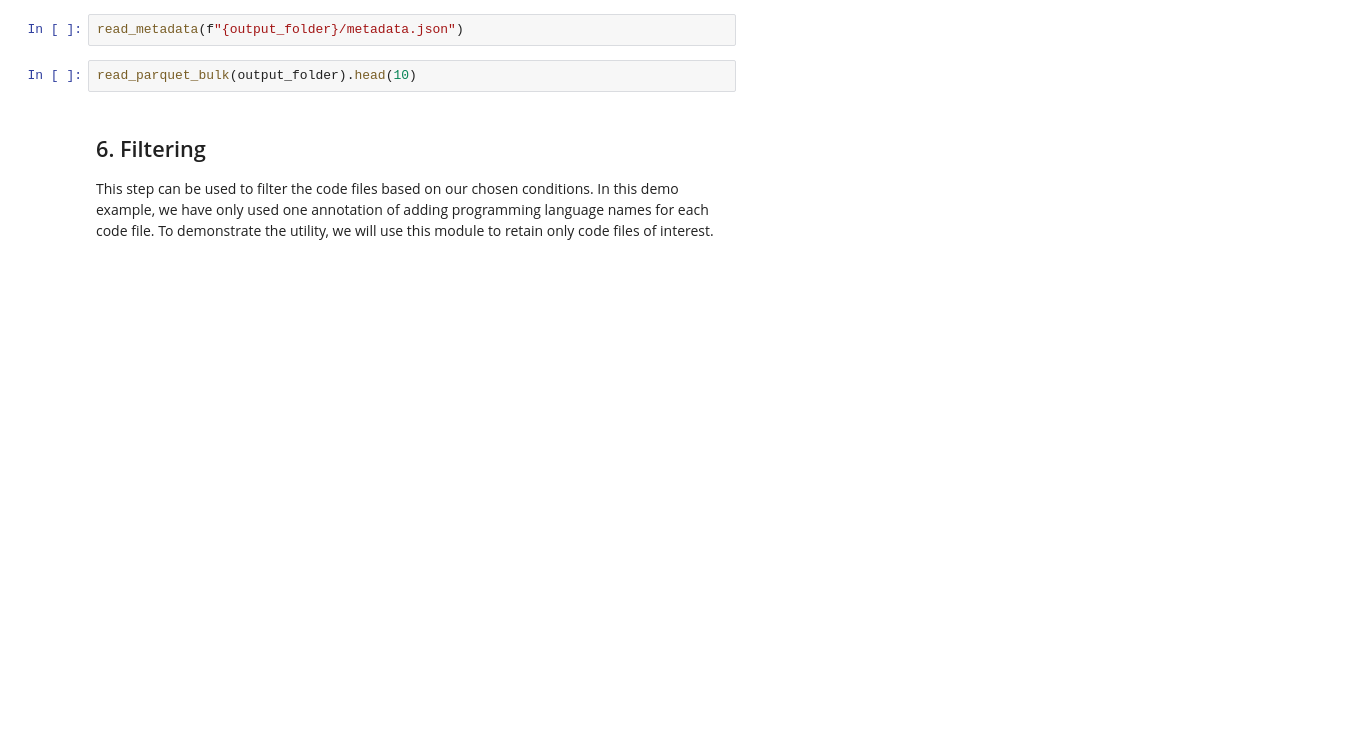
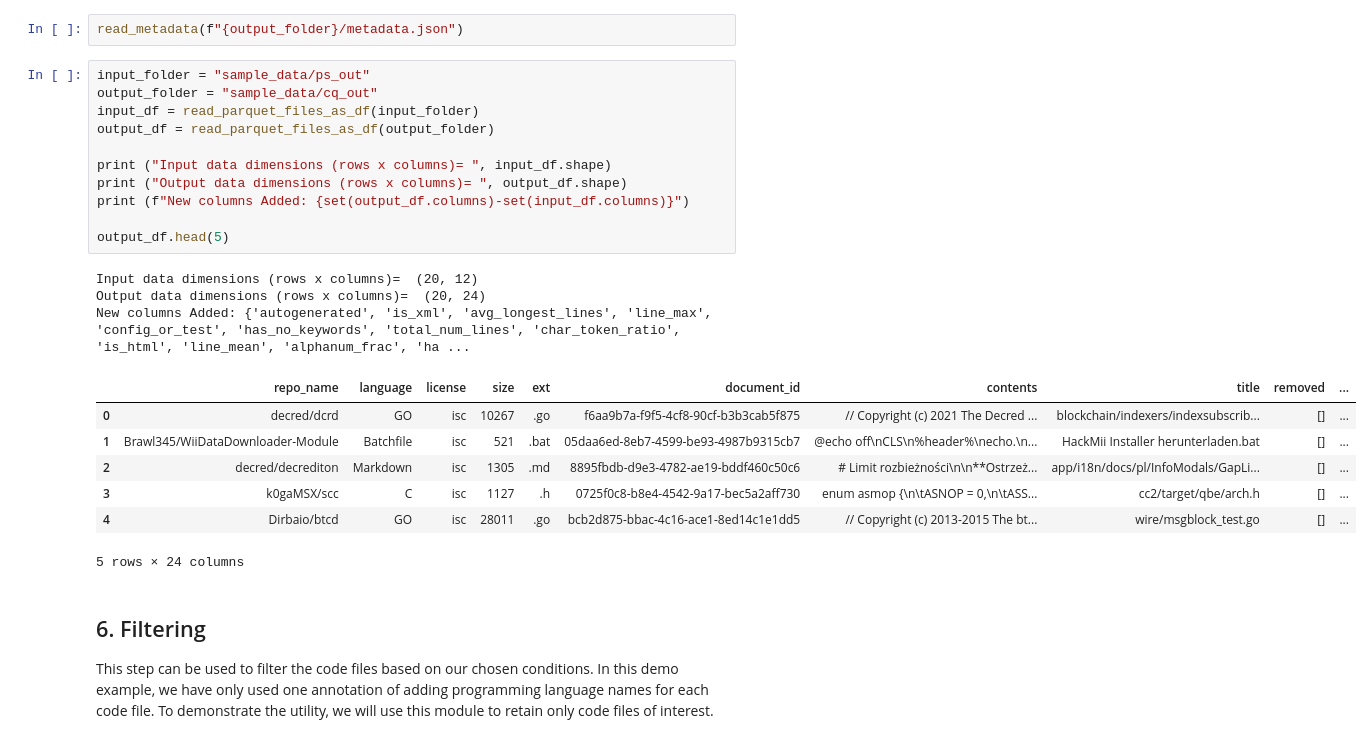
Before and after one commit to santoshborse/pydatanyc2024, a Jupyter notebook: fine-tune-code.ipynb, the cells around one changed output. Drawn from its saved outputs; the diff is of its cells as text; blank space fills up the shorter version.

```diff
--- a/fine-tune-code.ipynb
+++ b/fine-tune-code.ipynb
@@ -410,7 +645,27 @@ launcher.launch()
 # %%
 read_metadata(f"{output_folder}/metadata.json")
-# %%
-read_parquet_bulk(output_folder).head(10)
+# %%
+input_folder = "sample_data/ps_out"
+output_folder = "sample_data/cq_out"
+input_df = read_parquet_files_as_df(input_folder)
+output_df = read_parquet_files_as_df(output_folder)
+
+print ("Input data dimensions (rows x columns)= ", input_df.shape)
+print ("Output data dimensions (rows x columns)= ", output_df.shape)
+print (f"New columns Added: {set(output_df.columns)-set(input_df.columns)}")
+
+output_df.head(5)
+# %% [output]
+Input data dimensions (rows x columns)=  (20, 12)
+Output data dimensions (rows x columns)=  (20, 24)
+New columns Added: {'autogenerated', 'is_xml', 'avg_longest_lines', 'line_max', 'config_or_test', 'has_no_keywords', 'total_num_lines', 'char_token_ratio', 'is_html', 'line_mean', 'alphanum_frac', 'ha ...
+|  | repo_name | language | license | size | ext | document_id | contents | title | removed | ... |
+| 0 | decred/dcrd | GO | isc | 10267 | .go | f6aa9b7a-f9f5-4cf8-90cf-b3b3cab5f875 | // Copyright (c) 2021 The Decred ... | blockchain/indexers/indexsubscrib... | [] | ... |
+| 1 | Brawl345/WiiDataDownloader-Module | Batchfile | isc | 521 | .bat | 05daa6ed-8eb7-4599-be93-4987b9315cb7 | @echo off\nCLS\n%header%\necho.\n... | HackMii Installer herunterladen.bat | [] | ... |
+| 2 | decred/decrediton | Markdown | isc | 1305 | .md | 8895fbdb-d9e3-4782-ae19-bddf460c50c6 | # Limit rozbieżności\n\n**Ostrzeż... | app/i18n/docs/pl/InfoModals/GapLi... | [] | ... |
+| 3 | k0gaMSX/scc | C | isc | 1127 | .h | 0725f0c8-b8e4-4542-9a17-bec5a2aff730 | enum asmop {\n\tASNOP = 0,\n\tASS... | cc2/target/qbe/arch.h | [] | ... |
+| 4 | Dirbaio/btcd | GO | isc | 28011 | .go | bcb2d875-bbac-4c16-ace1-8ed14c1e1dd5 | // Copyright (c) 2013-2015 The bt... | wire/msgblock_test.go | [] | ... |
+5 rows × 24 columns
 # %% [markdown]
 ## 6. Filtering
 
```
Also changed, not shown: parts of 24 cells of this notebook.
